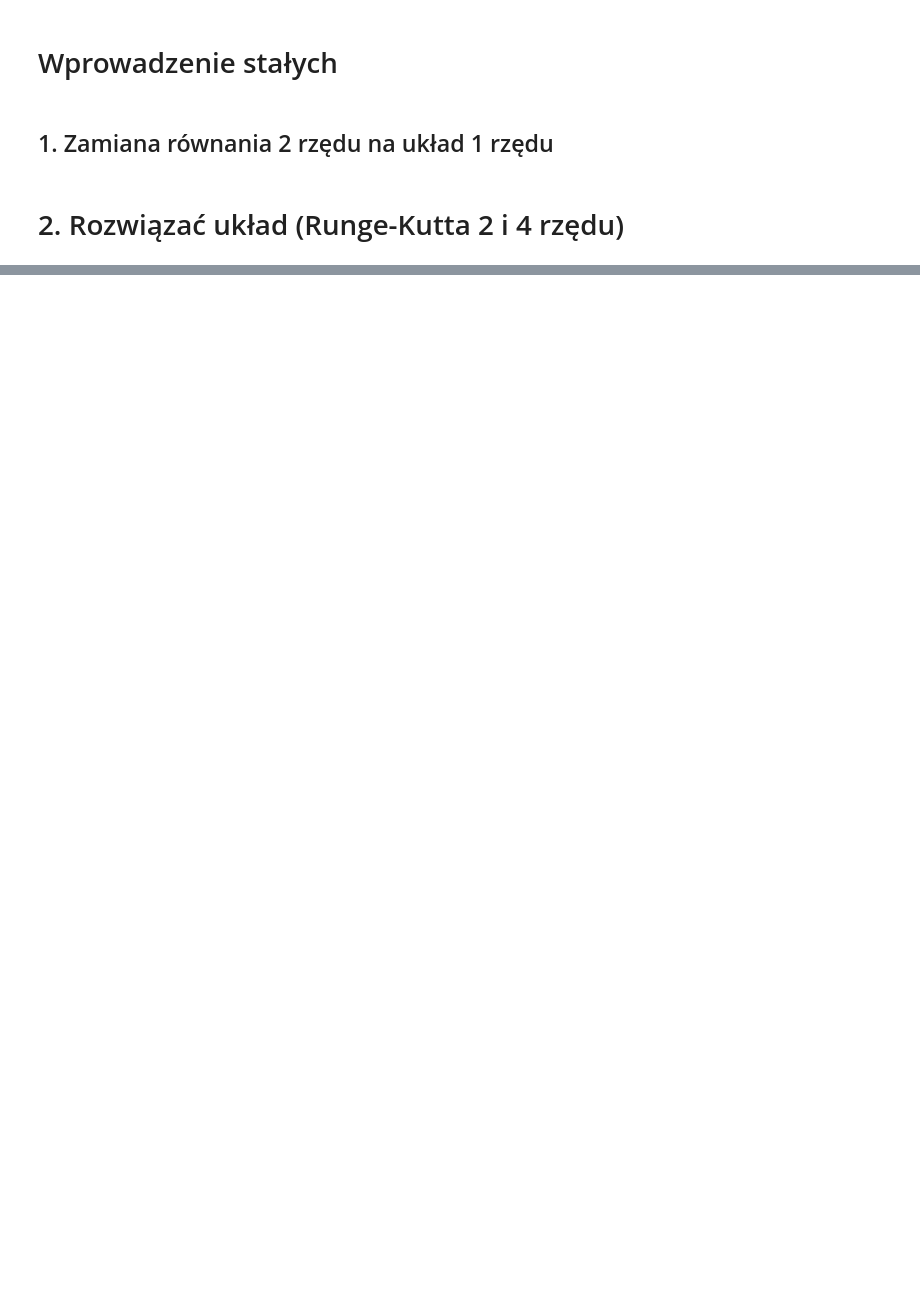
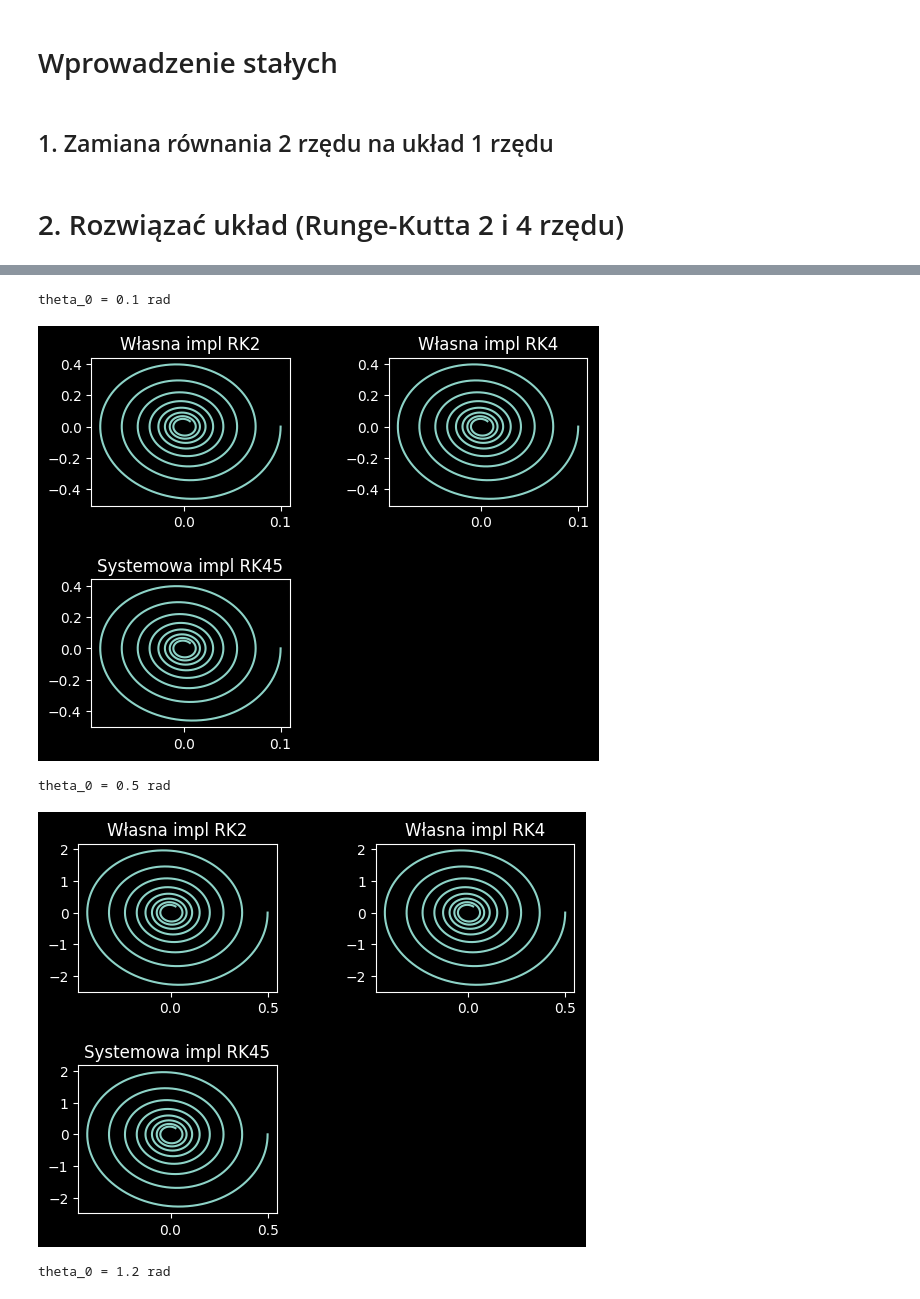
Before and after one commit to ndelta0/men_projekt, a Jupyter notebook: zadania.ipynb, the cells around one changed output, grey strips where cells are left out. Drawn from its saved outputs; the diff is of its cells as text; code cells hidden in the pictures; blank space fills up the shorter version.

```diff
--- a/zadania.ipynb
+++ b/zadania.ipynb
@@ -52,0 +99,32 @@ plt.plot(result[:,0], result[:,1])
+# %%
+theta0_testing = [0.1, 0.5, 1.2]
+
+for theta0 in theta0_testing:
+    plt.figure()
+    plt.tight_layout()
+    print(f"theta_0 = {theta0} rad")
+    x0 = np.array([theta0, 0])
+
+    plt.subplot(2, 2, 1)
+    res = impl_rungekutta_2(calc_x, t_span=(t_start, t_end), y0=x0, h=1e-4)
+    plt.plot(res[:, 0], res[:, 1])
+    plt.title("Własna impl RK2")
+
+    plt.subplot(2, 2, 2)
+    res = impl_rungekutta_4(calc_x, t_span=(t_start, t_end), y0=x0, h=1e-4)
+    plt.plot(res[:, 0], res[:, 1])
+    plt.title("Własna impl RK4")
+
+    plt.subplot(2, 2, 3)
+    res = np.transpose(solve_ivp(calc_x, t_span=(t_start, t_end), y0=x0, method='RK45', max_step=1e-4).y)
+    plt.plot(res[:, 0], res[:, 1])
+    plt.title("Systemowa impl RK45")
+
+    plt.subplots_adjust(wspace=0.5, hspace=0.5)
+    plt.show()
+# %% [output]
+theta_0 = 0.1 rad
+[figure, added]
+theta_0 = 0.5 rad
+[figure, added]
+theta_0 = 1.2 rad
```
Also changed, not shown: parts of 6 cells of this notebook, 2 other files.
